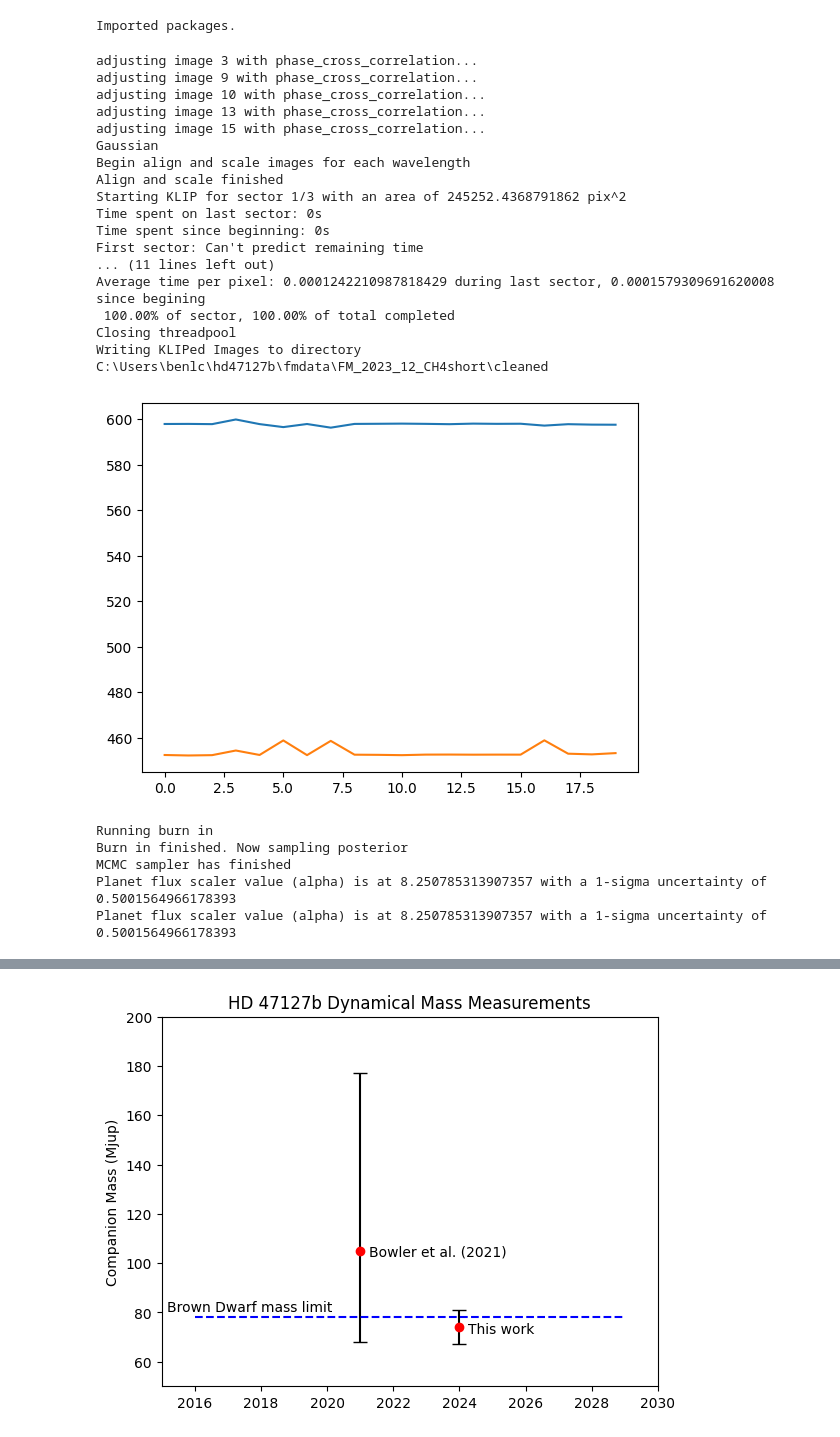
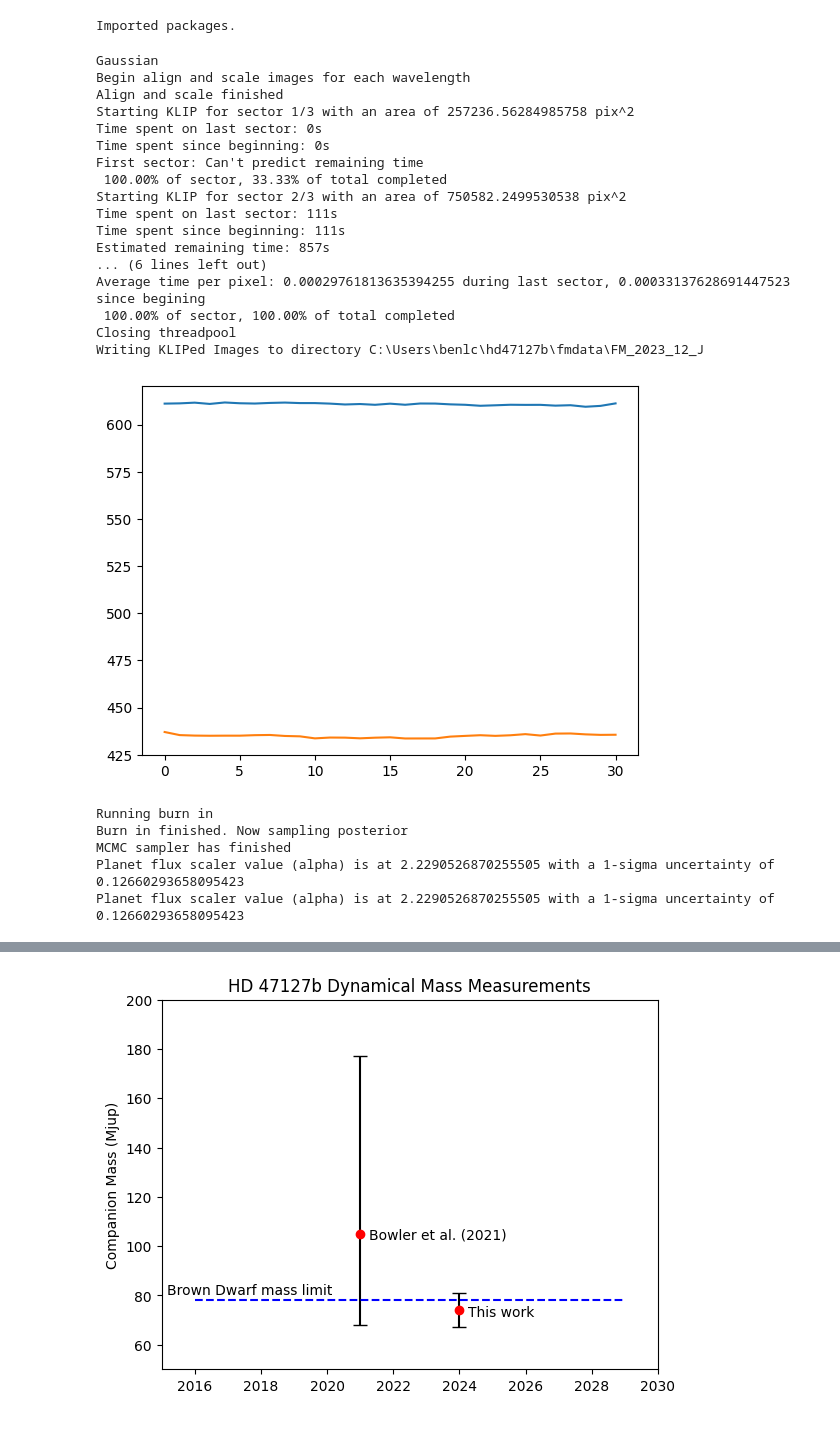
Before and after one commit to benlchang/HD47127-b-ADI, a Jupyter notebook: HD47127_ADI.ipynb, the cells around one changed output, grey strips where cells are left out. Saved outputs shown, nothing was run; the diff lists cells and outputs as text; code cells hidden in the pictures.

Commit message:
2/2 notebook checkpoint 2
- recovered robust FWHM for J bandpass data

```diff
--- a/HD47127_ADI.ipynb
+++ b/HD47127_ADI.ipynb
@@ -162 +40,19 @@ def cADI_NIRC2(flist):
+# %%
+conv = 2*math.sqrt(2*math.log(2))
+# print(math.log(2))
+
+fwhms = {
+    '02_H': 2.03060614 * conv,
+    '12_Kshort': 1.990643135 * conv,
+    '12_CH4short': 1.557713995 * conv,
+    '12_J': 1.590564054040125 * conv       # 2/2/26: new value after narrowing fwhm fit from starData
+}
+
+#(x, y)
+adi_ctrs = {
+    '02_H': (613, 433),
+    '12_Kshort': (618, 431),
+    '12_CH4short': (599, 454),
+    '12_J': (611, 436)
+}
 # %%
@@ -548,27 +387,11 @@ def test_fwhm_plot_residuals(subdir, lo, hi, inc):
 # print(band)
 # print(fits.getheader(flist[0])['TRUITIME'])
 
-conv = 2*math.sqrt(2*math.log(2))
-# print(math.log(2))
+band = '12_J'
 
-# fwhms = {
-#     '02_H': 2.03060614 * conv,
-#     '12_Kshort': 1.990643135 * conv,
-#     '12_CH4short': 1.557713995 * conv,
-#     # '12_J': 2.06846173 * conv
-#     '12_J': 1.5 * conv
-# }
-
-band = '12_CH4short'
-fwhm = 1.557713995 * conv
-subdir = f'2023_{band}'
-
-datadir=f'../rawdata/{subdir}/science_dewarped_cleaned/'
-flist = sorted(glob.glob(datadir + '*.fits'), reverse=True)
-
-gaussian = makeGaussian(size=15, amplitude=30, fwhm=fwhm)
+gaussian = makeGaussian(size=15, amplitude=30, fwhm=fwhms[band])
 gaussian_base_signal = np.matrix.sum(np.matrix(gaussian))
-forwardmodel(flist, gaussian=gaussian, fwhm=fwhm, cleaned=True)
+forwardmodel(band, gaussian=gaussian, fwhm=fwhms[band], cleaned=False)
 
 # ADI_NIRC2(flist, subdir)
 
@@ -595,49 +418,49 @@ forwardmodel(flist, gaussian=gaussian, fwhm=fwhm, cleaned=True)
 #     forwardmodel(flist, gaussian=gaussian, fwhm=val)
 
 
 #ADI_getImages(flist, 1024, 1024)
     #2023_12_H a=30 fwhm=5
     #2023_12_J a=60 fwhm=4
     #2023_12_CH4short a=60 fwhm=4
     #2023_12_Kshort a=25 fwhm=5
     #2023_02_H a=125 fwhm=4
 
 #flist_adi, cen = ADI_NIRC2(flist)
 #diskForwardmodel(flist, psflist)
 #forwardmodel(flist, psflist)
 #ADI_getImages(flist, 1024, 1024)
 #ADI_NIRC2(flist)
 #cADI_NIRC2(flist)
 # forwardmodel(flist, gaussian=gaussian)
 #flist_adi, cen = ADI_NIRC2(flist)
 #input_planet_fluxes, seps, wcs = injectFakePlanets(flist, 179300000)
 
 #2d plot centers
 # %% [output]
-adjusting image 3 with phase_cross_correlation...
-adjusting image 9 with phase_cross_correlation...
-adjusting image 10 with phase_cross_correlation...
-adjusting image 13 with phase_cross_correlation...
-adjusting image 15 with phase_cross_correlation...
 Gaussian
 Begin align and scale images for each wavelength
 Align and scale finished
-Starting KLIP for sector 1/3 with an area of 245252.4368791862 pix^2
+Starting KLIP for sector 1/3 with an area of 257236.56284985758 pix^2
 Time spent on last sector: 0s
 Time spent since beginning: 0s
 First sector: Can't predict remaining time
-... (11 lines left out)
-Average time per pixel: 0.0001242210987818429 during last sector, 0.0001579309691620008 since begining
+ 100.00% of sector, 33.33% of total completed
+Starting KLIP for sector 2/3 with an area of 750582.2499530538 pix^2
+Time spent on last sector: 111s
+Time spent since beginning: 111s
+Estimated remaining time: 857s
+... (6 lines left out)
+Average time per pixel: 0.00029761813635394255 during last sector, 0.00033137628691447523 since begining
  100.00% of sector, 100.00% of total completed
 Closing threadpool
-Writing KLIPed Images to directory C:\Users\benlc\hd47127b\fmdata\FM_2023_12_CH4short\cleaned
+Writing KLIPed Images to directory C:\Users\benlc\hd47127b\fmdata\FM_2023_12_J
-[figure, old version]
+[figure, new version]
 # %%
-fit = processFMObject(band, 3.6681, cleaned=True)
+fit = processFMObject(band, 3.745, cleaned=False)
 print("Planet flux scaler value (alpha) is at {0} with a 1-sigma uncertainty of {1}".format(fit.fit_flux.bestfit, fit.fit_flux.error))
 # %% [output]
 Running burn in
 Burn in finished. Now sampling posterior
 MCMC sampler has finished
-Planet flux scaler value (alpha) is at 8.250785313907357 with a 1-sigma uncertainty of 0.5001564966178393
-Planet flux scaler value (alpha) is at 8.250785313907357 with a 1-sigma uncertainty of 0.5001564966178393
+Planet flux scaler value (alpha) is at 2.2290526870255505 with a 1-sigma uncertainty of 0.12660293658095423
+Planet flux scaler value (alpha) is at 2.2290526870255505 with a 1-sigma uncertainty of 0.12660293658095423
```
Also changed, not shown: parts of 6 cells of this notebook.
